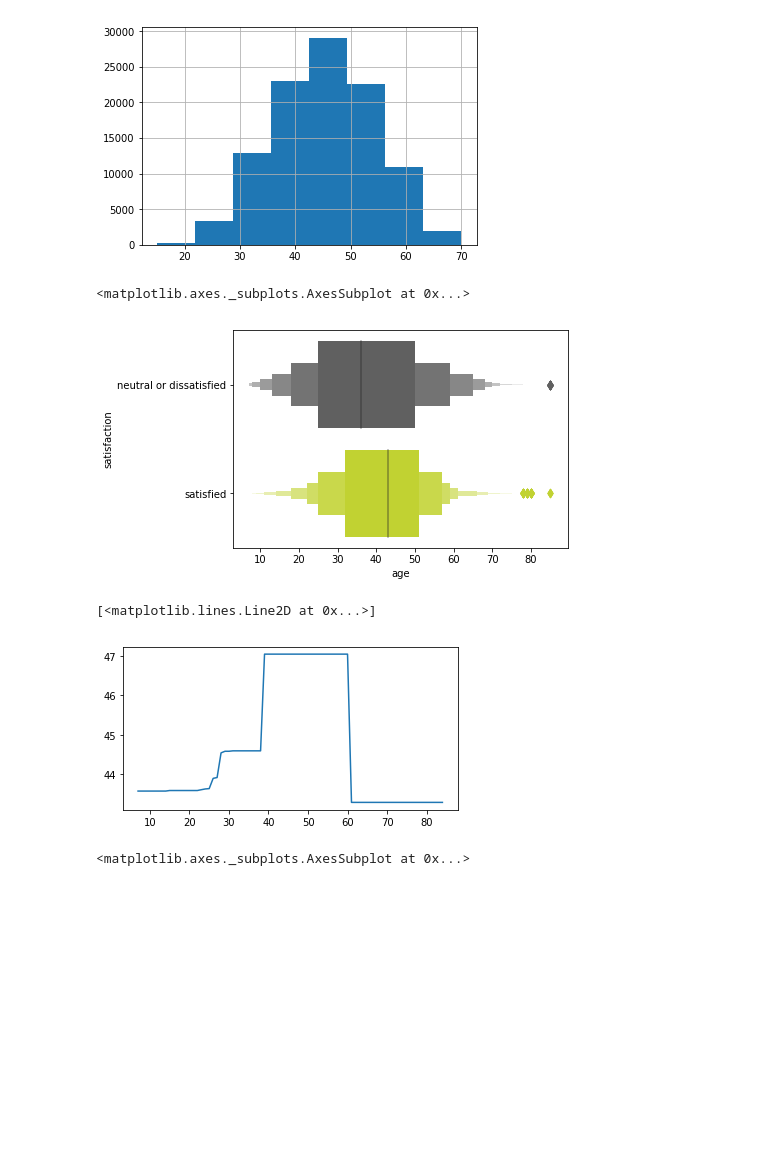
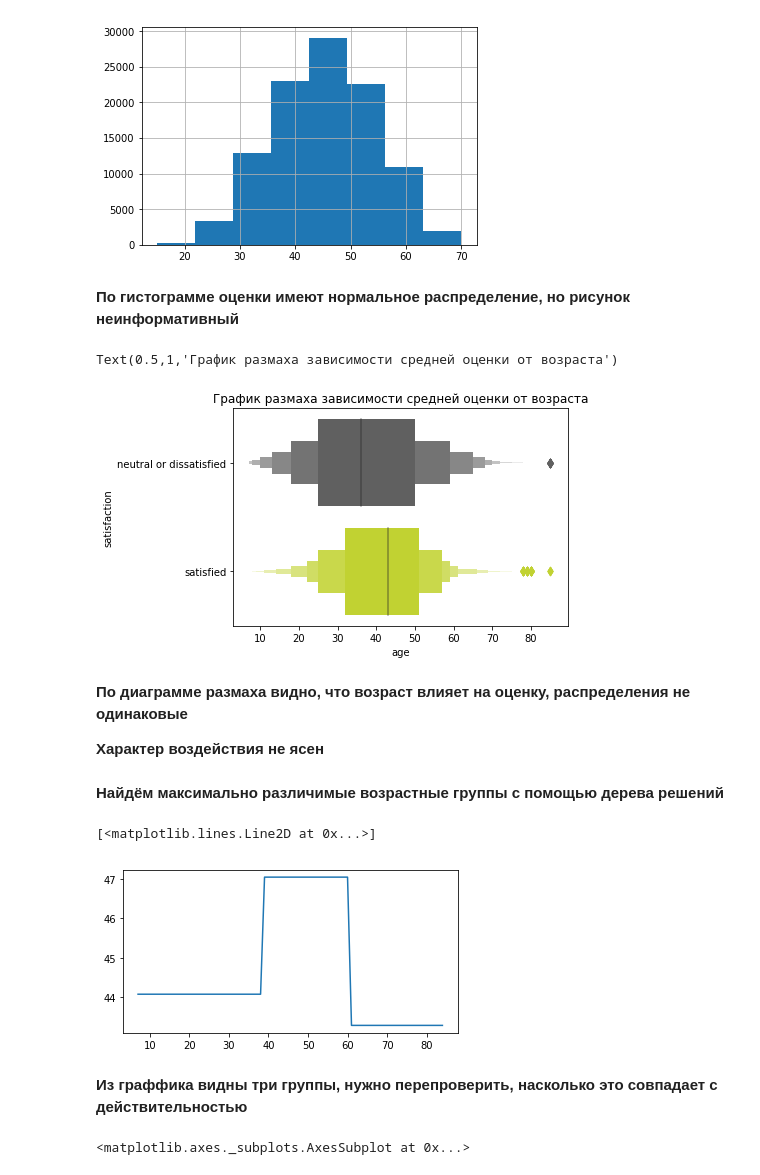
Before and after one commit to Defasium/MMO_rpg, a Jupyter notebook: lab1/Data StoryTelling.ipynb, the cells around one changed output. Drawn from its saved outputs; the diff is of its cells as text; code cells hidden in the pictures; blank space fills up the shorter version.

```diff
--- a/lab1/Data StoryTelling.ipynb
+++ b/lab1/Data StoryTelling.ipynb
@@ -9,5 +30,6 @@ from sklearn.mixture import BayesianGaussianMixture
 %matplotlib inline
 # %%
-df = pd.read_csv('train.csv', index_col=0)
-df_test = pd.read_csv('test.csv', index_col=0)
+# чтение
+df = pd.read_csv('train.zip', index_col=0)
+df_test = pd.read_csv('test.zip', index_col=0)
 # %% [markdown]
@@ -169,20 +220,32 @@ df.total_score.hist(bins=bins)
 bins: 8
 <matplotlib.axes._subplots.AxesSubplot at 0x...>
 [figure]
+# %% [markdown]
+__По гистограмме оценки имеют нормальное распределение, но рисунок неинформативный__
 # %%
 sns.boxenplot(df.age, df.satisfaction, palette=['#606060FF', '#D6ED17FF'])
+plt.title('График размаха зависимости средней оценки от возраста')
 # %% [output]
-<matplotlib.axes._subplots.AxesSubplot at 0x...>
+Text(0.5,1,'График размаха зависимости средней оценки от возраста')
-[figure, old version]
+[figure, new version]
+# %% [markdown]
+__По диаграмме размаха видно, что возраст влияет на оценку, распределения не одинаковые__
+
+__Характер воздействия не ясен__
+# %% [markdown]
+__Найдём максимально различимые возрастные группы с помощью дерева решений__
 # %%
-rf = RandomForestRegressor(max_depth=2, random_state=69).fit(df.age.values.reshape(-1, 1),
+rf = DecisionTreeRegressor(max_depth=2, random_state=69,
+                          min_impurity_decrease=0.2).fit(df.age.values.reshape(-1, 1),
                                                          df.total_score)
 fig, ax = plt.subplots(figsize=(6, 3))
 ages = np.arange(df.age.min(), df.age.max())
 ax.plot(ages, rf.predict(ages.reshape(-1, 1)))
 # %% [output]
 [<matplotlib.lines.Line2D at 0x...>]
-[figure, old version]
+[figure, new version]
+# %% [markdown]
+__Из граффика видны три группы, нужно перепроверить, насколько это совпадает с действительностью__
 # %%
 df.groupby('age').total_score.agg(['mean']).rolling(5).mean().plot()
 # %% [output]
```
Also changed, not shown: parts of 69 cells of this notebook, 2 other files.
